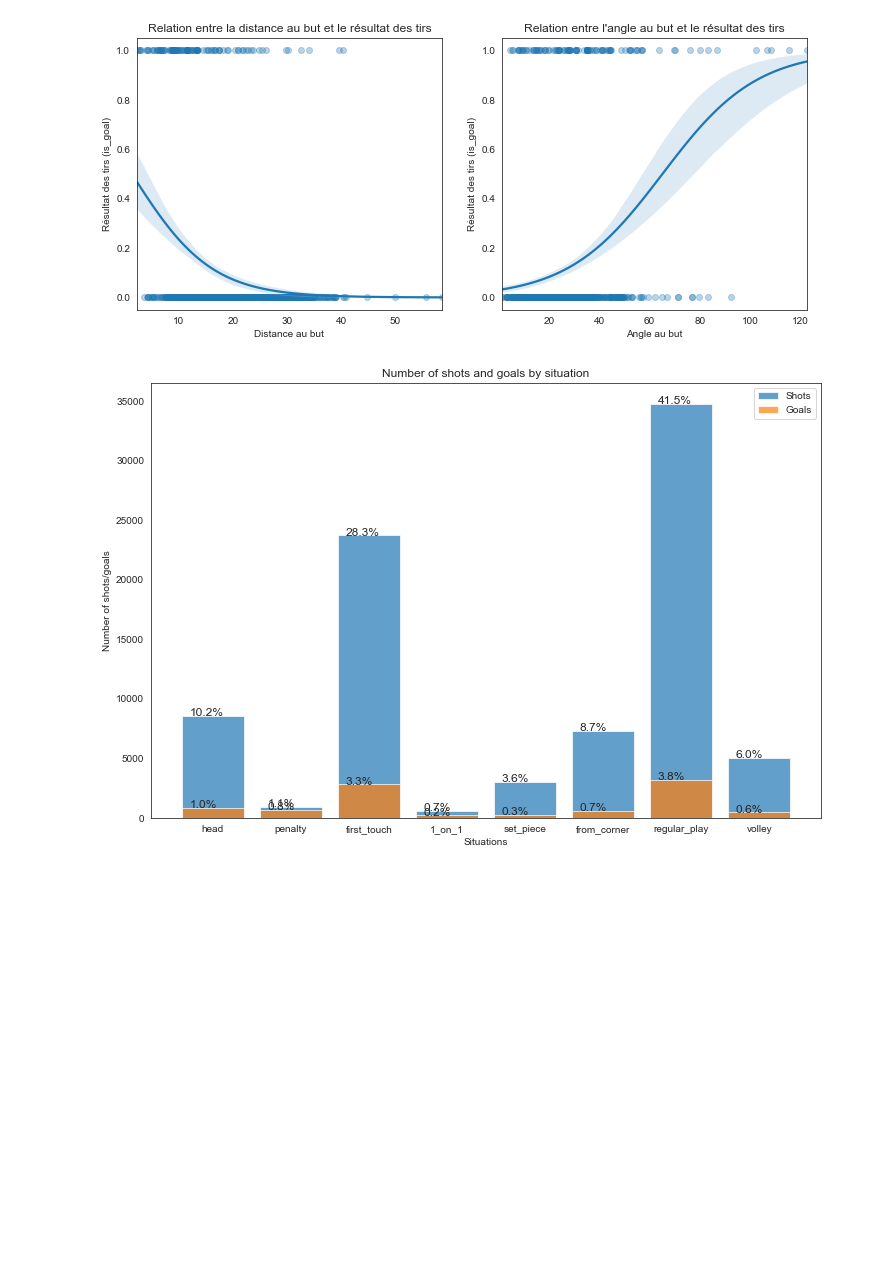
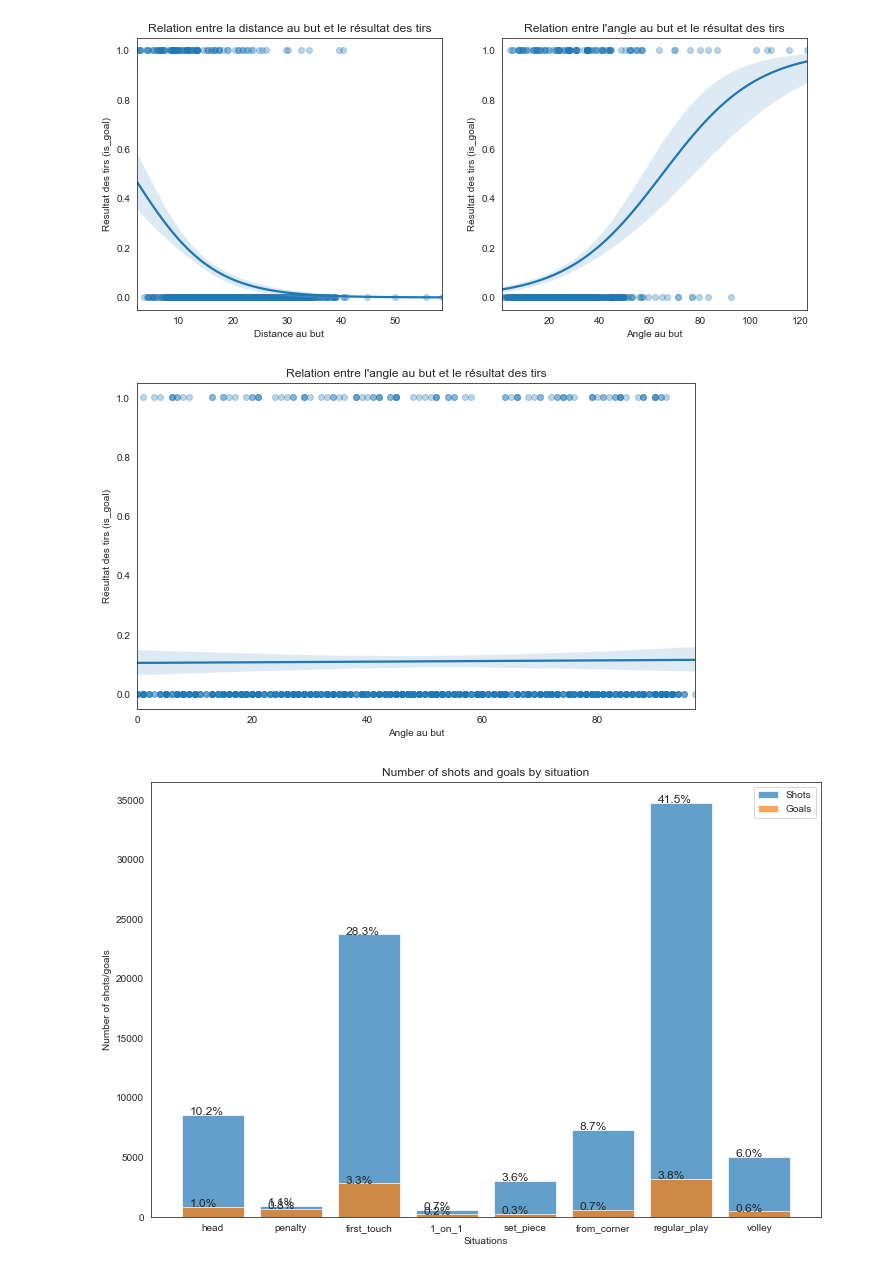
Before and after one commit to tomasnp/xG_model, a Jupyter notebook: xG_model.ipynb, the cells around one changed output. Drawn from its saved outputs; the diff is of its cells as text; code cells hidden in the pictures; blank space fills up the shorter version.

```diff
--- a/xG_model.ipynb
+++ b/xG_model.ipynb
@@ -169,6 +163,16 @@ axs[1].set_ylabel('Résultat des tirs (is_goal)')
 plt.show()
 # %% [output]
 [figure]
+# %%
+plt.figure(figsize=(10, 6))
+sns.regplot(x='min', y='is_goal', data=data.head(1000), logistic=True, scatter_kws={'alpha':0.3})
+plt.title('Relation entre l\'angle au but et le résultat des tirs')
+plt.xlabel('Angle au but')
+plt.ylabel('Résultat des tirs (is_goal)')
+
+plt.show()
+# %% [output]
+[figure, added]
 # %%
 shot_data = data
 
```
Also changed, not shown: parts of 5 cells of this notebook.
